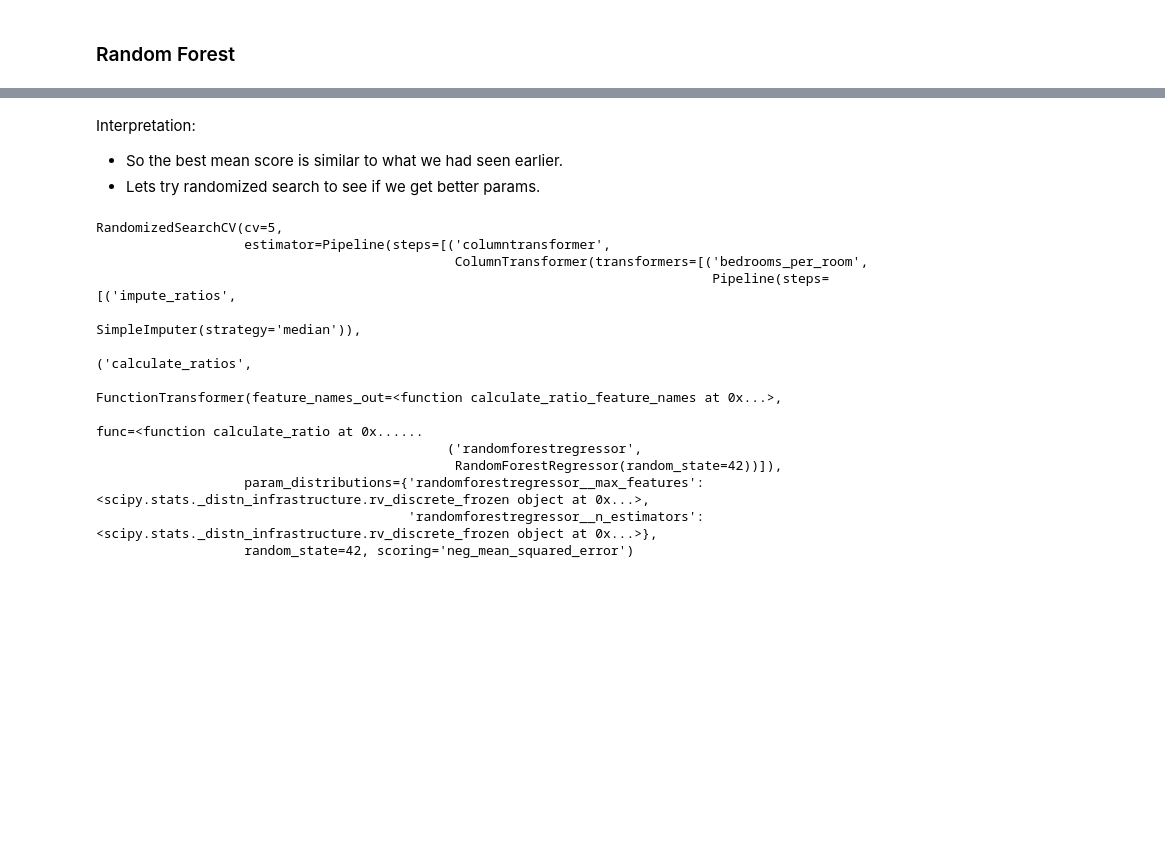
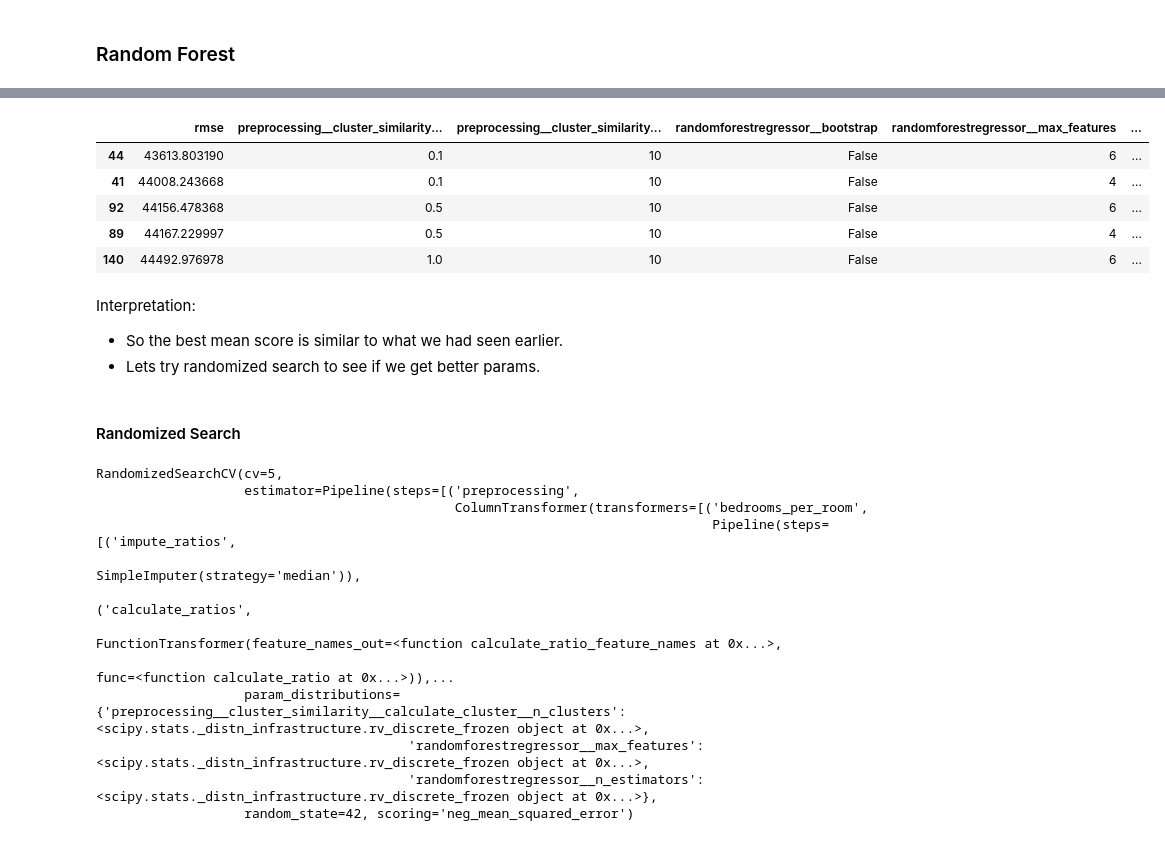
Before and after one commit to gaurangdave/house_price_predictions, a Jupyter notebook: notebooks/03_training_evaluation.ipynb, the cells around one changed output, grey strips where cells are left out. Saved outputs shown, nothing was run; the diff lists cells and outputs as text; code cells hidden in the pictures; blank space fills up the shorter version.

```diff
--- a/notebooks/03_training_evaluation.ipynb
+++ b/notebooks/03_training_evaluation.ipynb
@@ -384,5 +402,0 @@ Pipeline(steps=[('columntransformer',
-# %%
-## evaluation scores
-cvres = grid_search.cv_results_
-for mean_score, params in zip(cvres["mean_test_score"], cvres["params"]):
-    print(np.sqrt(-mean_score), params)
@@ -408,31 +403,61 @@ for mean_score, params in zip(cvres["mean_test_score"], cvres["params"]):
+# %%
+## function to convert params to dataframe
+def summarize_search_resutls(mean_scores, params):
+    ## scrore array
+    grid_search_score = []
+
+    for mean_score, params in zip(mean_scores, params):
+        ## convert params to a dictionary
+        params_dict = {}
+        for key, value in params.items():
+            params_dict[key] = value
+        grid_search_score.append({"rmse": np.sqrt(-mean_score), **params_dict})  # store the results in a list
+
+    return pd.DataFrame(grid_search_score)
+# %%
+## create a dataframe of the results for better analysis
+## evaluation scores
+cvres = grid_search.cv_results_
+grid_search_score_df = summarize_search_resutls(cvres["mean_test_score"], cvres["params"])
+grid_search_score_df.sort_values("rmse", ascending=True).head()
+# %% [output]
+|  | rmse | preprocessing__cluster_similarity... | preprocessing__cluster_similarity... | randomforestregressor__bootstrap | randomforestregressor__max_features | ... |
+| 44 | 43613.803190 | 0.1 | 10 | False | 6 | ... |
+| 41 | 44008.243668 | 0.1 | 10 | False | 4 | ... |
+| 92 | 44156.478368 | 0.5 | 10 | False | 6 | ... |
+| 89 | 44167.229997 | 0.5 | 10 | False | 4 | ... |
+| 140 | 44492.976978 | 1.0 | 10 | False | 6 | ... |
 # %% [markdown]
 Interpretation:
 * So the best mean score is similar to what we had seen earlier.
 * Lets try randomized search to see if we get better params.
+# %% [markdown]
+#### Randomized Search
 # %%
-## randomized search for hyper parameter tuning
+# randomized search for hyper parameter tuning
 from sklearn.model_selection import RandomizedSearchCV
 from scipy.stats import randint
 
 param_distribs = {
     "randomforestregressor__n_estimators": randint(low=1, high=200),
     "randomforestregressor__max_features": randint(low=1, high=8),
+    "preprocessing__cluster_similarity__calculate_cluster__n_clusters": randint(low=10, high=100),
 }
 
-rnd_search = RandomizedSearchCV(forest_reg, param_distributions=param_distribs, n_iter=10, cv=5, scoring="neg_mean_squared_error", random_state=42)
+rnd_search = RandomizedSearchCV(random_forest_pipeline, param_distributions=param_distribs,
+                                n_iter=10, cv=5, scoring="neg_mean_squared_error", random_state=42)
 rnd_search.fit(df_features, df_labels)
 # %% [output]
 RandomizedSearchCV(cv=5,
-                   estimator=Pipeline(steps=[('columntransformer',
+                   estimator=Pipeline(steps=[('preprocessing',
                                               ColumnTransformer(transformers=[('bedrooms_per_room',
                                                                                Pipeline(steps=[('impute_ratios',
                                                                                                 SimpleImputer(strategy='median')),
                                                                                                ('calculate_ratios',
                                                                                                 FunctionTransformer(feature_names_out=<function calculate_ratio_feature_names at 0x...>,
-                                                                                                                    func=<function calculate_ratio at 0x......
-                                             ('randomforestregressor',
-                                              RandomForestRegressor(random_state=42))]),
-                   param_distributions={'randomforestregressor__max_features': <scipy.stats._distn_infrastructure.rv_discrete_frozen object at 0x...>,
+                                                                                                                    func=<function calculate_ratio at 0x...>)),...
+                   param_distributions={'preprocessing__cluster_similarity__calculate_cluster__n_clusters': <scipy.stats._distn_infrastructure.rv_discrete_frozen object at 0x...>,
+                                        'randomforestregressor__max_features': <scipy.stats._distn_infrastructure.rv_discrete_frozen object at 0x...>,
                                         'randomforestregressor__n_estimators': <scipy.stats._distn_infrastructure.rv_discrete_frozen object at 0x...>},
                    random_state=42, scoring='neg_mean_squared_error')
 # %%
```
Also changed, not shown: parts of 33 cells of this notebook, 2 other files.
